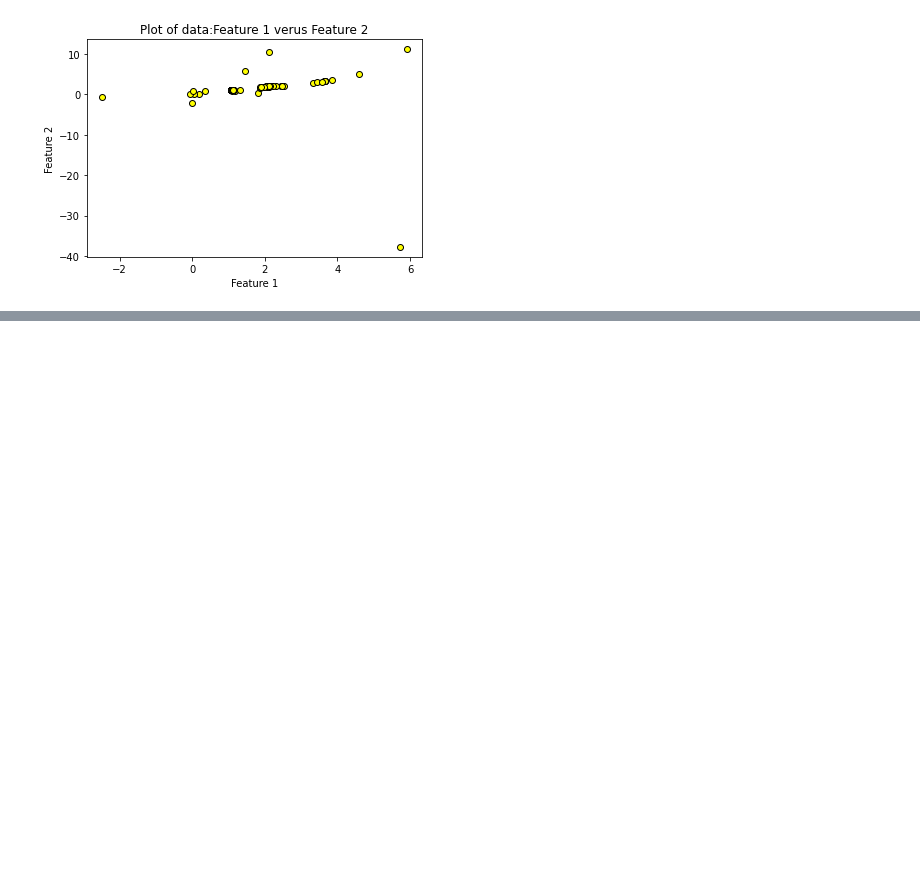
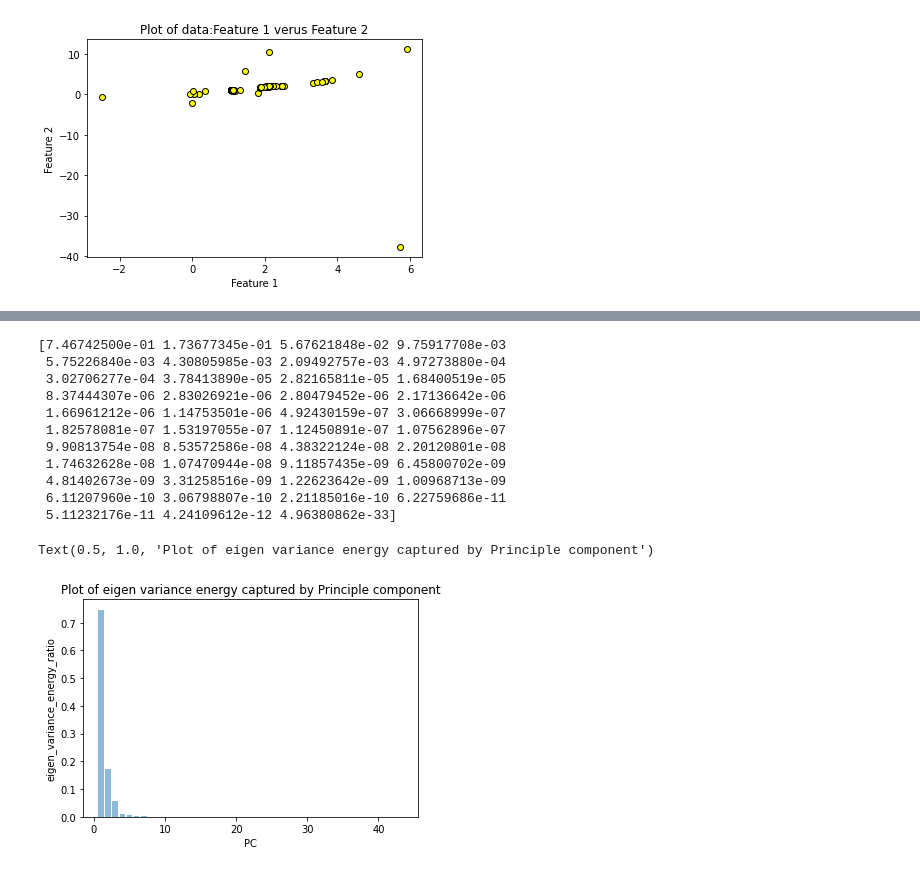
Before and after one commit to davidhgh/csc3005-AE, a Jupyter notebook: DataD.ipynb, the cells around one changed output, grey strips where cells are left out. Saved outputs shown, nothing was run; the diff lists cells and outputs as text; code cells hidden in the pictures; blank space fills up the shorter version.

```diff
--- a/DataD.ipynb
+++ b/DataD.ipynb
@@ -911,0 +978,21 @@ Text(0.5, 1.0, 'Plot of data:Feature 1 verus Feature 2')
+# %%
+eigen_energy=pca_all.explained_variance_ratio_
+print(eigen_energy)
+plt.bar(range(1,44), eigen_energy, alpha=0.5, align='center', label='individual explained variance')
+plt.xlabel('PC')
+plt.ylabel('eigen_variance_energy_ratio')
+plt.title("Plot of eigen variance energy captured by Principle component")
+# %% [output]
+[7.46742500e-01 1.73677345e-01 5.67621848e-02 9.75917708e-03
+ 5.75226840e-03 4.30805985e-03 2.09492757e-03 4.97273880e-04
+ 3.02706277e-04 3.78413890e-05 2.82165811e-05 1.68400519e-05
+ 8.37444307e-06 2.83026921e-06 2.80479452e-06 2.17136642e-06
+ 1.66961212e-06 1.14753501e-06 4.92430159e-07 3.06668999e-07
+ 1.82578081e-07 1.53197055e-07 1.12450891e-07 1.07562896e-07
+ 9.90813754e-08 8.53572586e-08 4.38322124e-08 2.20120801e-08
+ 1.74632628e-08 1.07470944e-08 9.11857435e-09 6.45800702e-09
+ 4.81402673e-09 3.31258516e-09 1.22623642e-09 1.00968713e-09
+ 6.11207960e-10 3.06798807e-10 2.21185016e-10 6.22759686e-11
+ 5.11232176e-11 4.24109612e-12 4.96380862e-33]
+Text(0.5, 1.0, 'Plot of eigen variance energy captured by Principle component')
+[figure, added]
```
Also changed, not shown: parts of 16 cells of this notebook, 1 other file.
